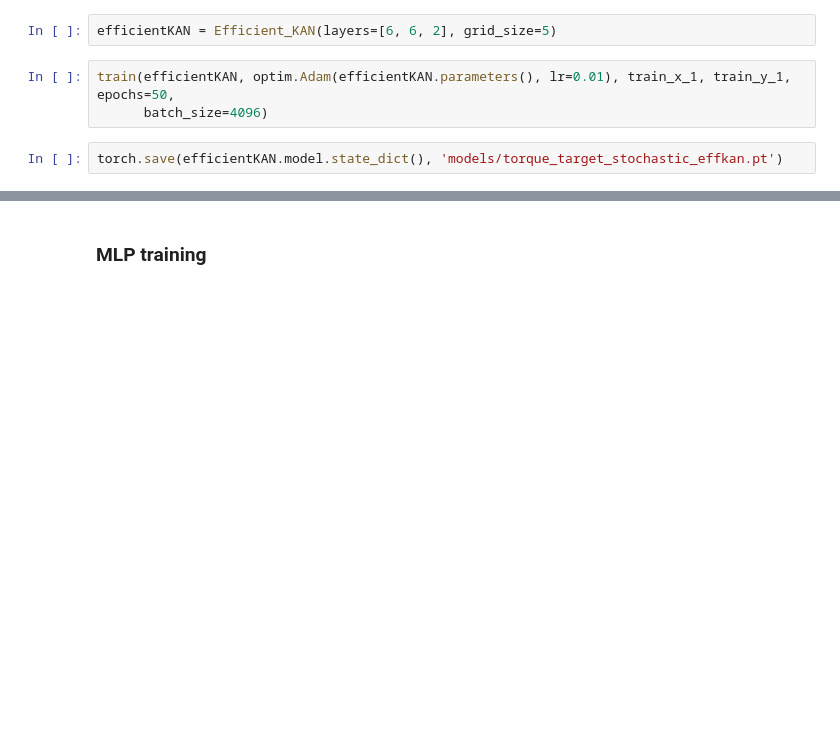
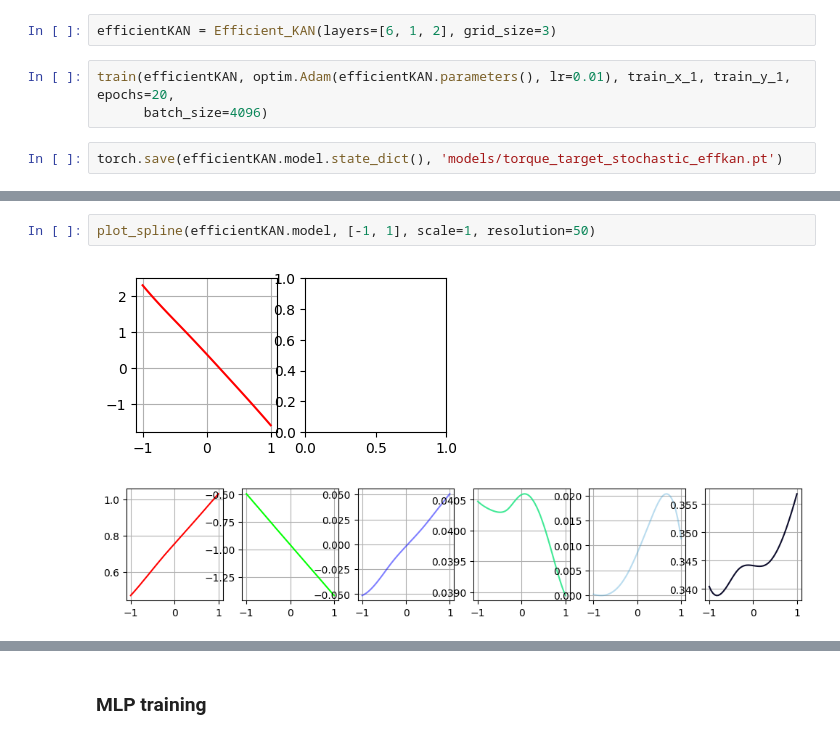
Before and after one commit to MrPio/PHM_North_America_2024_Challenge, a Jupyter notebook: 2-Torque_Target_Regression_Stochastic.ipynb, the cells around one changed output, grey strips where cells are left out. Saved outputs shown, nothing was run; the diff lists cells and outputs as text; blank space fills up the shorter version.

```diff
--- a/2-Torque_Target_Regression_Stochastic.ipynb
+++ b/2-Torque_Target_Regression_Stochastic.ipynb
@@ -138,9 +138,9 @@ class Efficient_KAN(nn.Module):
         var = x[:, 1]  #F.softplus(x[:, 1]) + 1e-6
         return mu, var
 # %%
-efficientKAN = Efficient_KAN(layers=[6, 6, 2], grid_size=5)
+efficientKAN = Efficient_KAN(layers=[6, 1, 2], grid_size=3)
 # %%
-train(efficientKAN, optim.Adam(efficientKAN.parameters(), lr=0.01), train_x_1, train_y_1, epochs=50,
+train(efficientKAN, optim.Adam(efficientKAN.parameters(), lr=0.01), train_x_1, train_y_1, epochs=20,
       batch_size=4096)
 # %%
 torch.save(efficientKAN.model.state_dict(), 'models/torque_target_stochastic_effkan.pt')
@@ -147,3 +194,8 @@ torch.save(efficientKAN.model.state_dict(), 'models/torque_target_stochastic_eff
+# %%
+plot_spline(efficientKAN.model, [-1, 1], scale=1, resolution=50)
+# %% [output]
+[figure, added]
+[figure, added]
 # %%
 efficientKAN.eval()
 for i in range(10):
```
Also changed, not shown: parts of 11 cells of this notebook, 4 other files.
